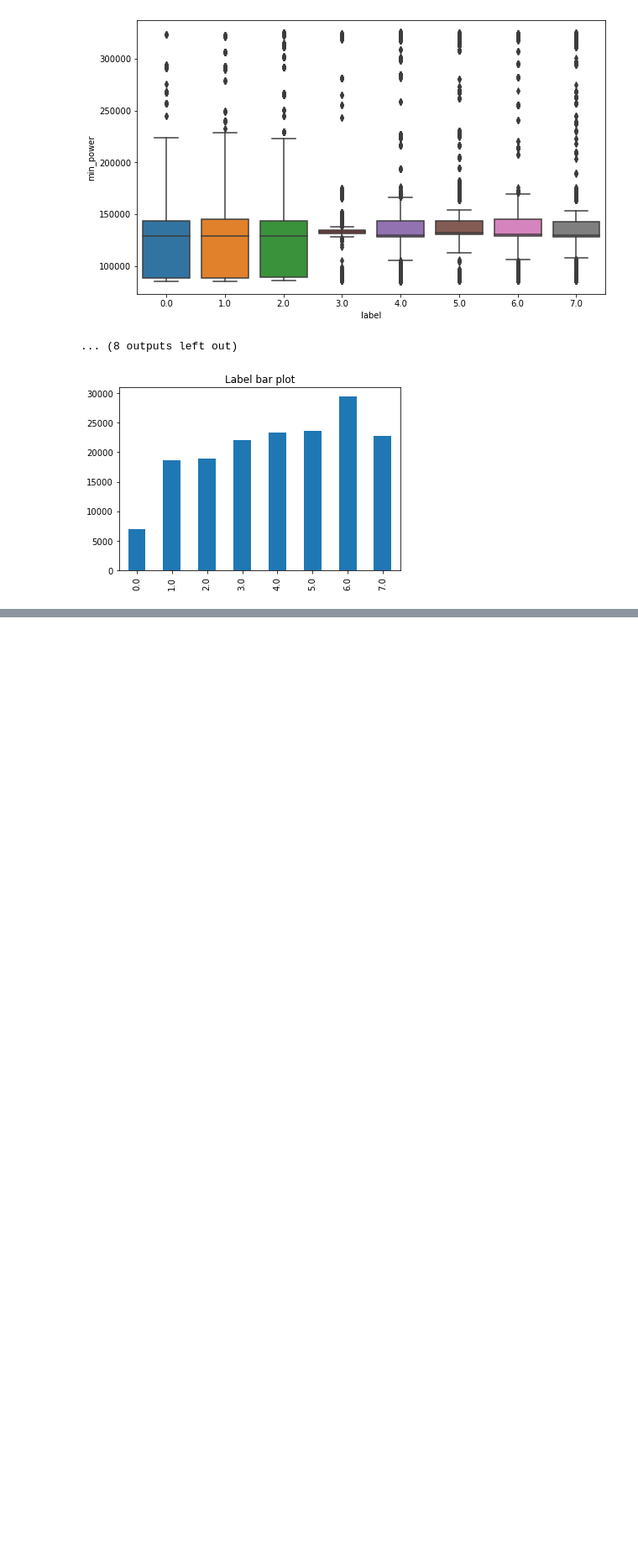
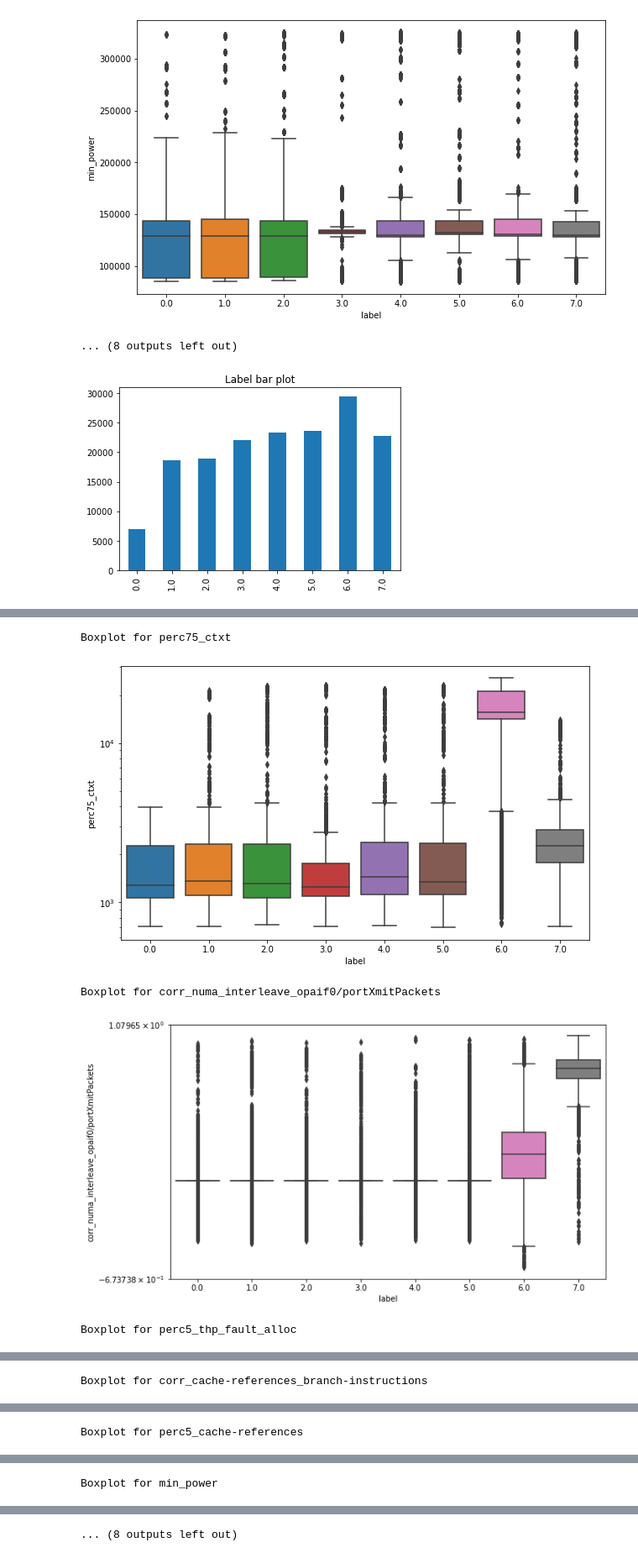
Before and after one commit to DarthVi/hpcscripts, a Jupyter notebook: FeatureAnalysis.ipynb, the cells around one changed output, grey strips where cells are left out. Shown: that part at 84% size. Drawn from its saved outputs; the diff is of its cells as text; code cells hidden in the pictures; blank space fills up the shorter version.

```diff
--- a/FeatureAnalysis.ipynb
+++ b/FeatureAnalysis.ipynb
@@ -60,0 +104,23 @@ plt.show()
+# %%
+import seaborn as sns
+import matplotlib.pyplot as plt
+
+def logscale_boxplot(df, feats):
+    for feature in feats:
+        tdf = df[[feature, "label"]].compute()
+        print("Boxplot for", feature)
+        plt.figure(figsize=(10,6))
+        ax = sns.boxplot(x='label', y=feature, data=tdf)
+        if "corr" in feature:
+            ax.set(yscale="symlog")
+        else:
+            ax.set(yscale="log")
+        plt.show()
+# %%
+logscale_boxplot(ddf, features_10)
+# %% [output]
+Boxplot for perc75_ctxt
+[figure, added]
+Boxplot for corr_numa_interleave_opaif0/portXmitPackets
+[figure, added]
+Boxplot for perc5_thp_fault_alloc
@@ -60,0 +128 @@ plt.show()
+Boxplot for corr_cache-references_branch-instructions
@@ -60,0 +130 @@ plt.show()
+Boxplot for perc5_cache-references
@@ -60,0 +132 @@ plt.show()
+Boxplot for min_power
@@ -60,0 +134 @@ plt.show()
+... (8 outputs left out)
```
Also changed, not shown: parts of 5 cells of this notebook, 14 other files.
